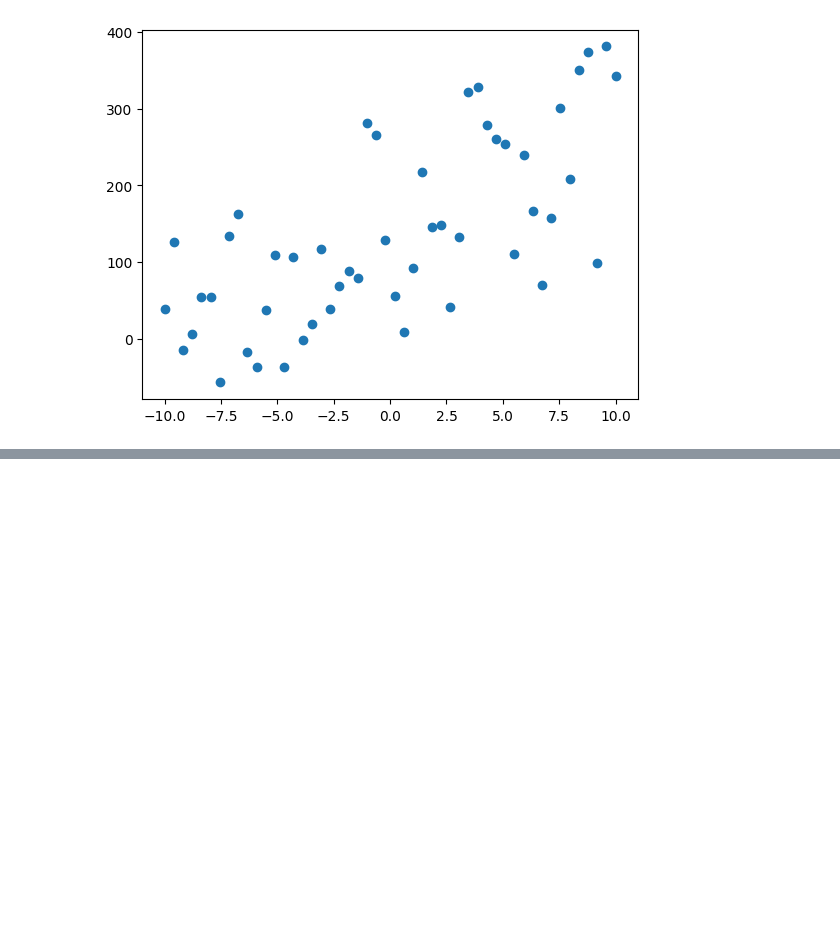
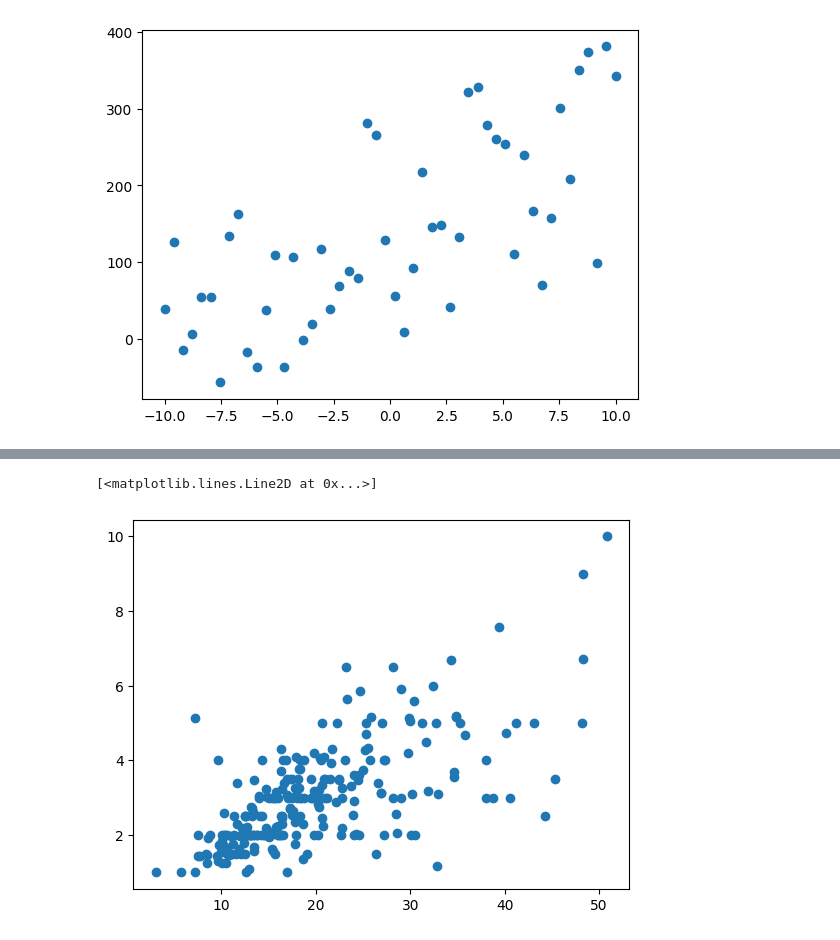
Before and after one commit to Vaidehi1005/MachineLearning, a Jupyter notebook: Matplotlib.ipynb, the cells around one changed output, grey strips where cells are left out. Cells and saved outputs as stored; diff of their text form; code cells hidden in the pictures; blank space fills up the shorter version.

```diff
--- a/Matplotlib.ipynb
+++ b/Matplotlib.ipynb
@@ -220,0 +271,10 @@ plt.scatter(x,y)
+# %%
+#scatter plot using plt.plot
+#faster for higher dataset
+
+plt.plot(tips['total_bill'],tips['tip'],'o')
+
+#if we dont add 'o' it will show the lines but if we add this it will add o so it will look same like scattter plot
+# %% [output]
+[<matplotlib.lines.Line2D at 0x...>]
+[figure, added]
```
Also changed, not shown: parts of 8 cells of this notebook.
